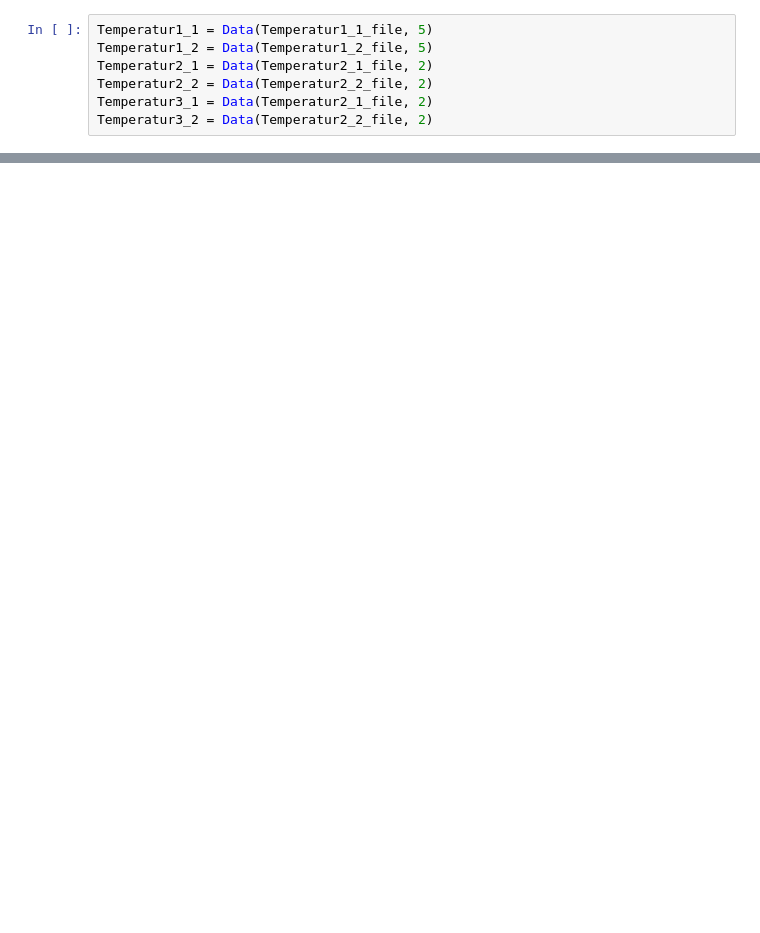
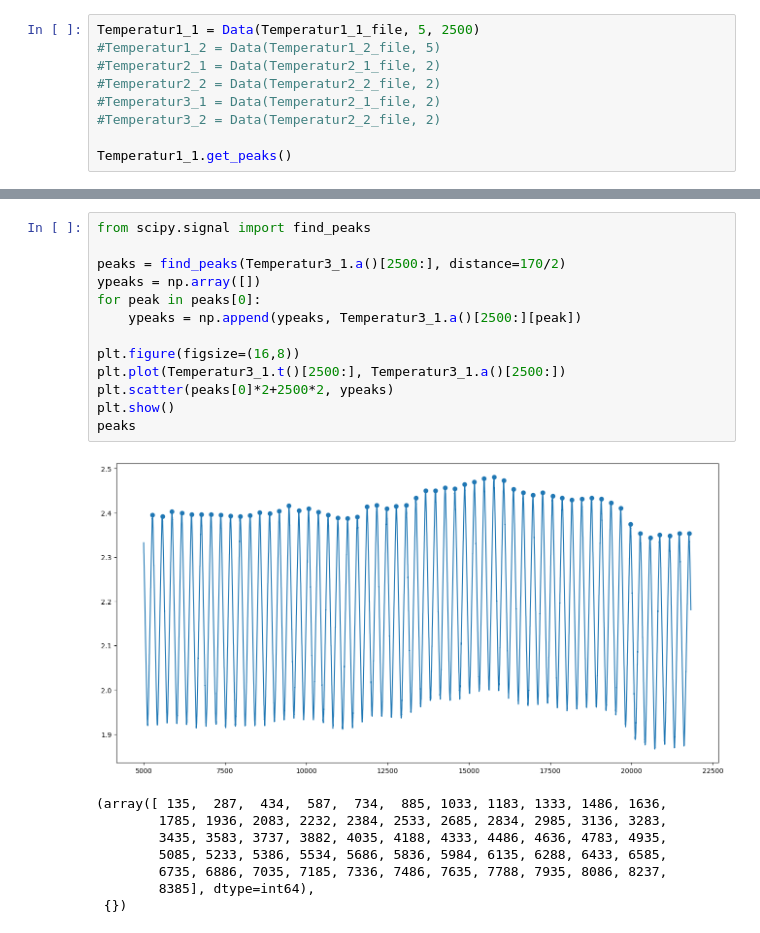
Before and after one commit to Karlandersson02/Termodynamik_Varmeledning_lab, a Jupyter notebook: Databehandling.ipynb, the cells around one changed output, grey strips where cells are left out. Cells and saved outputs as stored; diff of their text form; blank space fills up the shorter version.

```diff
--- a/Databehandling.ipynb
+++ b/Databehandling.ipynb
@@ -41,7 +66,9 @@ class Data:
 # %%
-Temperatur1_1 = Data(Temperatur1_1_file, 5)
-Temperatur1_2 = Data(Temperatur1_2_file, 5)
-Temperatur2_1 = Data(Temperatur2_1_file, 2)
-Temperatur2_2 = Data(Temperatur2_2_file, 2)
-Temperatur3_1 = Data(Temperatur2_1_file, 2)
-Temperatur3_2 = Data(Temperatur2_2_file, 2)
+Temperatur1_1 = Data(Temperatur1_1_file, 5, 2500)
+#Temperatur1_2 = Data(Temperatur1_2_file, 5)
+#Temperatur2_1 = Data(Temperatur2_1_file, 2)
+#Temperatur2_2 = Data(Temperatur2_2_file, 2)
+#Temperatur3_1 = Data(Temperatur2_1_file, 2)
+#Temperatur3_2 = Data(Temperatur2_2_file, 2)
+
+Temperatur1_1.get_peaks()
@@ -76 +115,23 @@ plt.show()
 [figure]
+# %%
+from scipy.signal import find_peaks
+
+peaks = find_peaks(Temperatur3_1.a()[2500:], distance=170/2)
+ypeaks = np.array([])
+for peak in peaks[0]:
+    ypeaks = np.append(ypeaks, Temperatur3_1.a()[2500:][peak])
+
+plt.figure(figsize=(16,8))
+plt.plot(Temperatur3_1.t()[2500:], Temperatur3_1.a()[2500:])
+plt.scatter(peaks[0]*2+2500*2, ypeaks)
+plt.show()
+peaks
+# %% [output]
+[figure, added]
+(array([ 135,  287,  434,  587,  734,  885, 1033, 1183, 1333, 1486, 1636,
+        1785, 1936, 2083, 2232, 2384, 2533, 2685, 2834, 2985, 3136, 3283,
+        3435, 3583, 3737, 3882, 4035, 4188, 4333, 4486, 4636, 4783, 4935,
+        5085, 5233, 5386, 5534, 5686, 5836, 5984, 6135, 6288, 6433, 6585,
+        6735, 6886, 7035, 7185, 7336, 7486, 7635, 7788, 7935, 8086, 8237,
+        8385], dtype=int64),
+ {})
```
Also changed, not shown: parts of 6 cells of this notebook.
